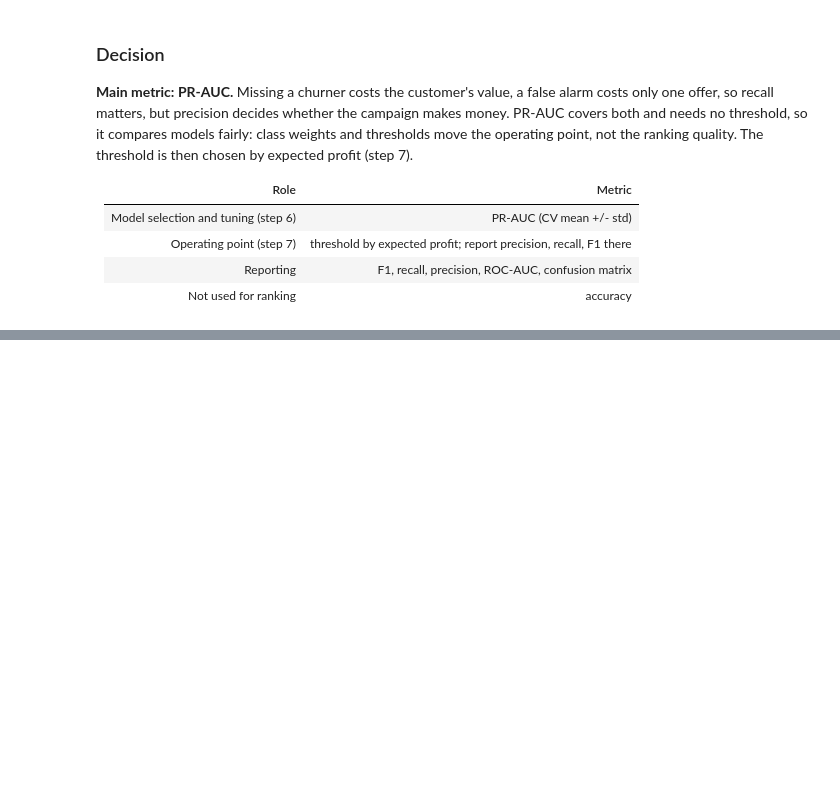
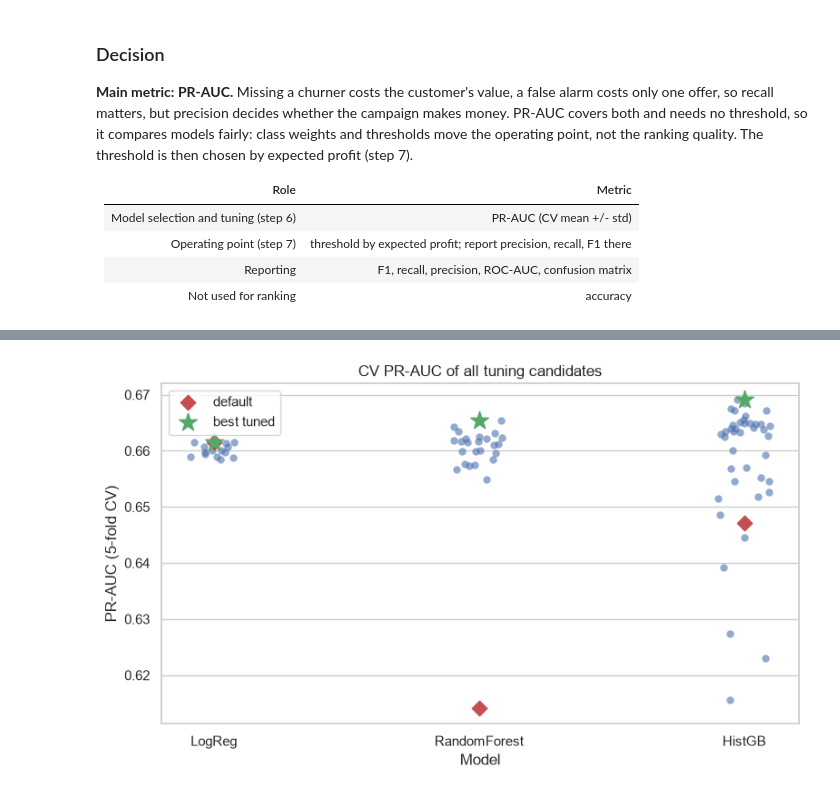
Before and after one commit to Sheyda-Fathi/customer-churn-prediction, a Jupyter notebook: notebooks/03_modeling.ipynb, the cells around one changed output, grey strips where cells are left out. Drawn from its saved outputs; the diff is of its cells as text; code cells hidden in the pictures; blank space fills up the shorter version.

Commit message:
feat: add hyperparameter tuning with PR-AUC

```diff
--- a/notebooks/03_modeling.ipynb
+++ b/notebooks/03_modeling.ipynb
@@ -217,8 +218,7 @@ display(ranking)
 
 On ranking quality, LogReg is best or tied: ROC-AUC 0.85 / PR-AUC 0.66, vs HistGB 0.84 / 0.65, SVM 0.80-0.83 / 0.60-0.64 and Random Forest 0.82 / 0.61.
 # %%
-gap_df = all_results[['train_f1_mean', 'f1_mean']].rename(
-    columns={'train_f1_mean': 'Train F1', 'f1_mean': 'CV F1'})
+gap_df = all_results[['train_f1_mean', 'f1_mean']].rename(columns={'train_f1_mean': 'Train F1', 'f1_mean': 'CV F1'})
 
 ax = gap_df.iloc[::-1].plot(kind='barh', figsize=(9, 6), color=['#8172B2', '#55A868'])
 for c in ax.containers:
@@ -241,8 +241,7 @@ compare_all = pd.concat([baselines, all_results[baselines.columns]])
 plot_df = compare_all[['precision_mean', 'recall_mean', 'f1_mean', 'pr_auc_mean']].copy()
 plot_df.columns = ['Precision', 'Recall', 'F1', 'PR-AUC']
 
-ax = plot_df.iloc[::-1].plot(kind='barh', figsize=(10, 10),
-                             color=['#4C72B0', '#C44E52', '#55A868', '#8172B2'])
+ax = plot_df.iloc[::-1].plot(kind='barh', figsize=(10, 10),color=['#4C72B0', '#C44E52', '#55A868', '#8172B2'])
 for c in ax.containers:
     ax.bar_label(c, fmt='%.2f', fontsize=7, padding=2)
 ax.set_title('All models vs baselines (5-fold CV on train)')
@@ -417,0 +428,7 @@ The dollar figures come from made-up assumptions; the method is the point.
+# %%
+searches = {}
+for name in ['LogReg', 'RandomForest', 'HistGB']:
+    search = make_search(name, X_train, cv=cv)
+    search.fit(X_train, y_train)
+    searches[name] = search
+    print(f'{name}: best CV PR-AUC = {search.best_score_:.4f}')
@@ -417,0 +505,23 @@ The dollar figures come from made-up assumptions; the method is the point.
+# %%
+cand = pd.concat({n: pd.DataFrame(s.cv_results_)[['mean_test_pr_auc']]
+                  for n, s in searches.items()},
+                 names=['model', 'i']).reset_index()
+order = list(searches)
+defaults = all_results.loc[order, 'pr_auc_mean']
+best_scores = [searches[n].best_score_ for n in order]
+
+fig, ax = plt.subplots(figsize=(8, 4.8))
+sns.stripplot(data=cand, x='model', y='mean_test_pr_auc', order=order,
+              color='#4C72B0', alpha=0.6, size=6, ax=ax)
+ax.scatter(order, defaults.values, marker='D', s=70, color='#C44E52',
+           zorder=3, label='default')
+ax.scatter(order, best_scores, marker='*', s=220, color='#55A868',
+           zorder=3, label='best tuned')
+ax.set_title('CV PR-AUC of all tuning candidates')
+ax.set_xlabel('Model')
+ax.set_ylabel('PR-AUC (5-fold CV)')
+ax.legend()
+save_fig('17_tuning_candidates')
+plt.show()
+# %% [output]
+[figure, added]
```
Also changed, not shown: parts of 13 cells of this notebook, 8 other files.
